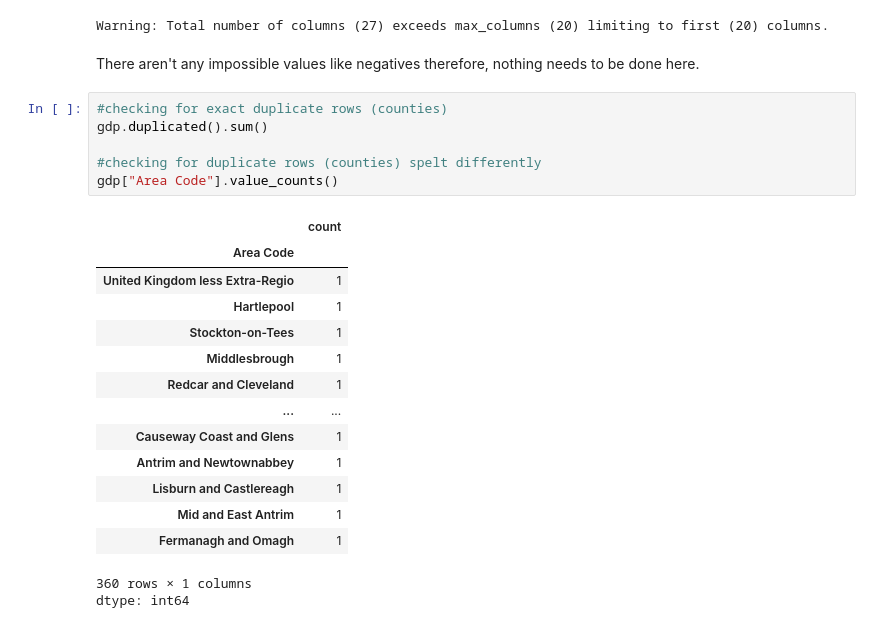
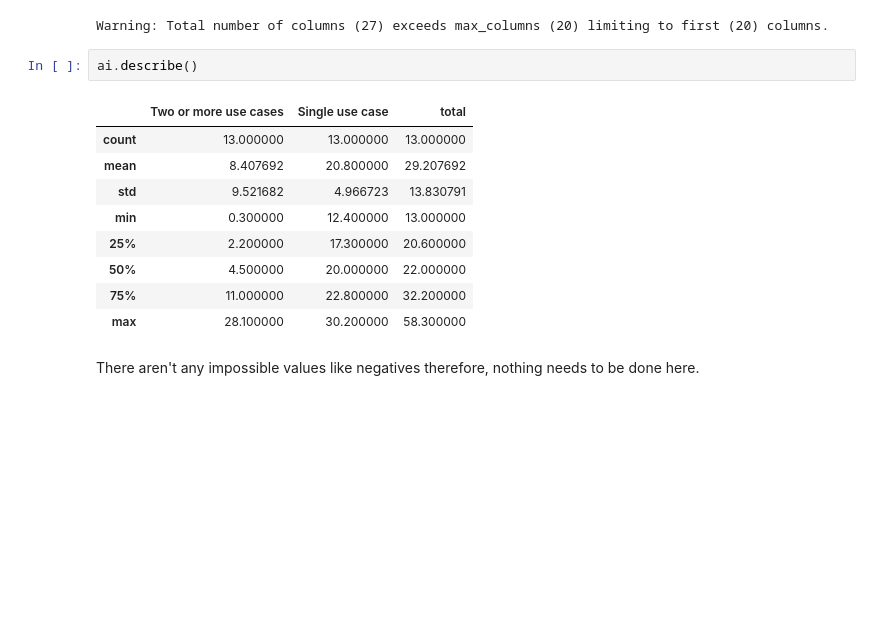
Before and after one commit to isaacchan-hash/basecamp-team-37, a Jupyter notebook: cleaning.ipynb, the cells around one changed output. Drawn from its saved outputs; the diff is of its cells as text; blank space fills up the shorter version.

```diff
--- a/cleaning.ipynb
+++ b/cleaning.ipynb
@@ -76,27 +112,17 @@ gdp.describe()
 | max | 69.289000 | 69.384000 | 76.111000 | 75.635000 | 76.690000 | 81.110000 | 86.092000 | 95.234000 | 102.429000 | 110.185000 | ... | ... |
 8 rows × 27 columns
 Warning: Total number of columns (27) exceeds max_columns (20) limiting to first (20) columns.
+# %%
+ai.describe()
+# %% [output]
+|  | Two or more use cases | Single use case | total |
+| count | 13.000000 | 13.000000 | 13.000000 |
+| mean | 8.407692 | 20.800000 | 29.207692 |
+| std | 9.521682 | 4.966723 | 13.830791 |
+| min | 0.300000 | 12.400000 | 13.000000 |
+| 25% | 2.200000 | 17.300000 | 20.600000 |
+| 50% | 4.500000 | 20.000000 | 22.000000 |
+| 75% | 11.000000 | 22.800000 | 32.200000 |
+| max | 28.100000 | 30.200000 | 58.300000 |
 # %% [markdown]
 There aren't any impossible values like negatives therefore, nothing needs to be done here.
-# %%
-#checking for exact duplicate rows (counties)
-gdp.duplicated().sum()
-
-#checking for duplicate rows (counties) spelt differently
-gdp["Area Code"].value_counts()
-# %% [output]
-|  | count |
-| Area Code |  |
-| United Kingdom less Extra-Regio | 1 |
-| Hartlepool | 1 |
-| Stockton-on-Tees | 1 |
-| Middlesbrough | 1 |
-| Redcar and Cleveland | 1 |
-| ... | ... |
-| Causeway Coast and Glens | 1 |
-| Antrim and Newtownabbey | 1 |
-| Lisburn and Castlereagh | 1 |
-| Mid and East Antrim | 1 |
-| Fermanagh and Omagh | 1 |
-360 rows × 1 columns
-dtype: int64
```
Also changed, not shown: parts of 6 cells of this notebook.
